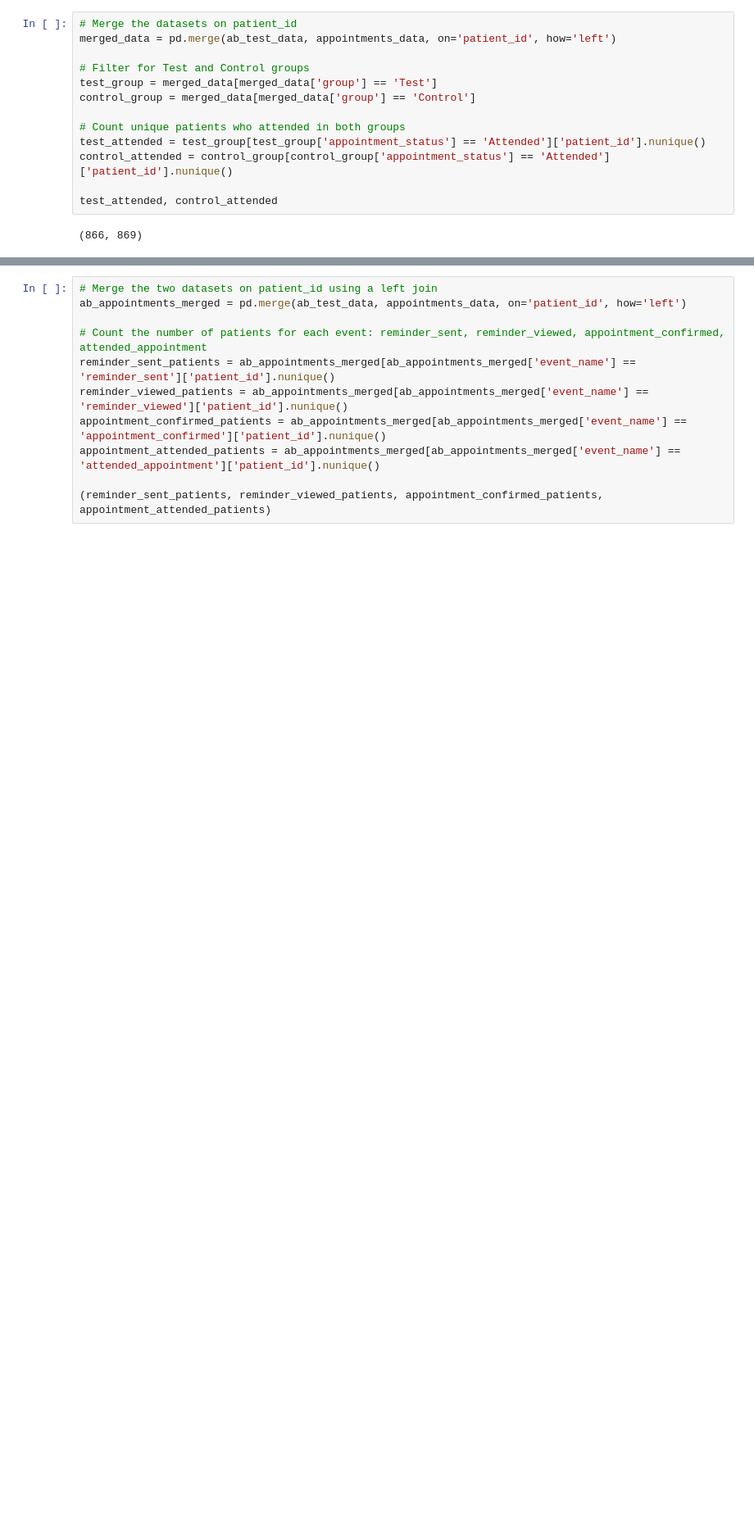
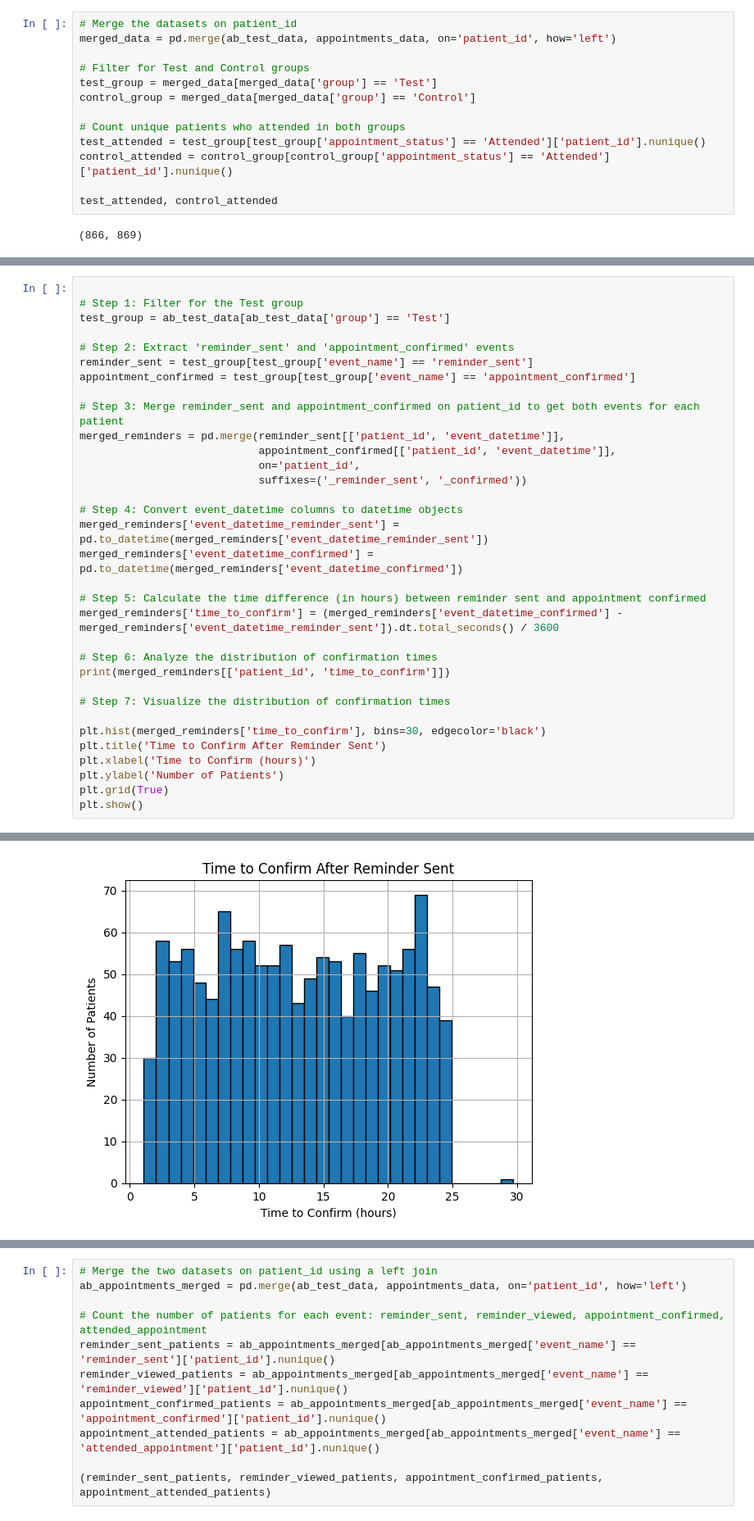
Before and after one commit to Ismat-Samadov/kyla_ProductAnalyst, a Jupyter notebook: EDA.ipynb, the cells around one changed output, grey strips where cells are left out. Shown at 82% size. Cells and saved outputs as stored; diff of their text form; blank space fills up the shorter version.

```diff
--- a/EDA.ipynb
+++ b/EDA.ipynb
@@ -131,0 +156,34 @@ test_attended, control_attended
+# %%
+
+# Step 1: Filter for the Test group
+test_group = ab_test_data[ab_test_data['group'] == 'Test']
+
+# Step 2: Extract 'reminder_sent' and 'appointment_confirmed' events
+reminder_sent = test_group[test_group['event_name'] == 'reminder_sent']
+appointment_confirmed = test_group[test_group['event_name'] == 'appointment_confirmed']
+
+# Step 3: Merge reminder_sent and appointment_confirmed on patient_id to get both events for each patient
+merged_reminders = pd.merge(reminder_sent[['patient_id', 'event_datetime']],
+                            appointment_confirmed[['patient_id', 'event_datetime']],
+                            on='patient_id',
+                            suffixes=('_reminder_sent', '_confirmed'))
+
+# Step 4: Convert event_datetime columns to datetime objects
+merged_reminders['event_datetime_reminder_sent'] = pd.to_datetime(merged_reminders['event_datetime_reminder_sent'])
+merged_reminders['event_datetime_confirmed'] = pd.to_datetime(merged_reminders['event_datetime_confirmed'])
+
+# Step 5: Calculate the time difference (in hours) between reminder sent and appointment confirmed
+merged_reminders['time_to_confirm'] = (merged_reminders['event_datetime_confirmed'] - merged_reminders['event_datetime_reminder_sent']).dt.total_seconds() / 3600
+
+# Step 6: Analyze the distribution of confirmation times
+print(merged_reminders[['patient_id', 'time_to_confirm']])
+
+# Step 7: Visualize the distribution of confirmation times
+
+plt.hist(merged_reminders['time_to_confirm'], bins=30, edgecolor='black')
+plt.title('Time to Confirm After Reminder Sent')
+plt.xlabel('Time to Confirm (hours)')
+plt.ylabel('Number of Patients')
+plt.grid(True)
+plt.show()
+# %% [output]
@@ -131,0 +204 @@ test_attended, control_attended
+[figure, added]
```
Also changed, not shown: parts of 15 cells of this notebook.
